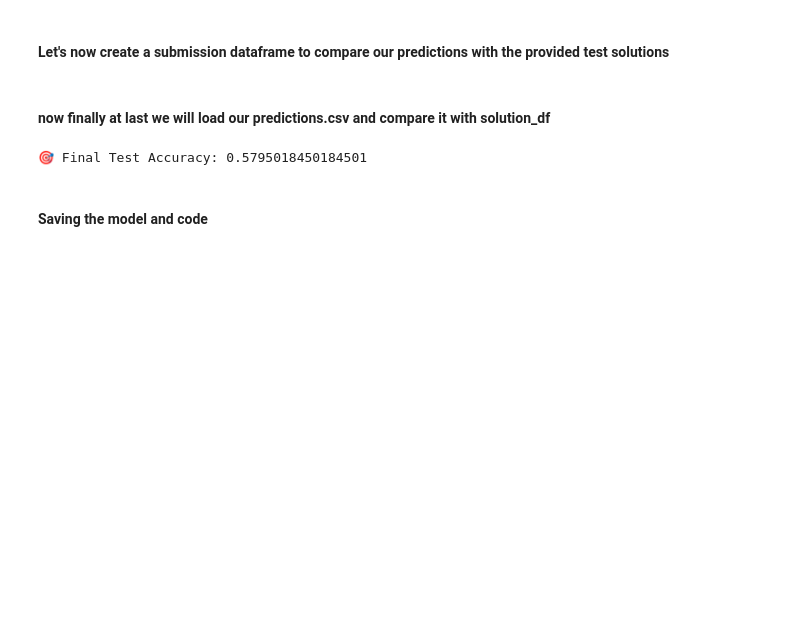
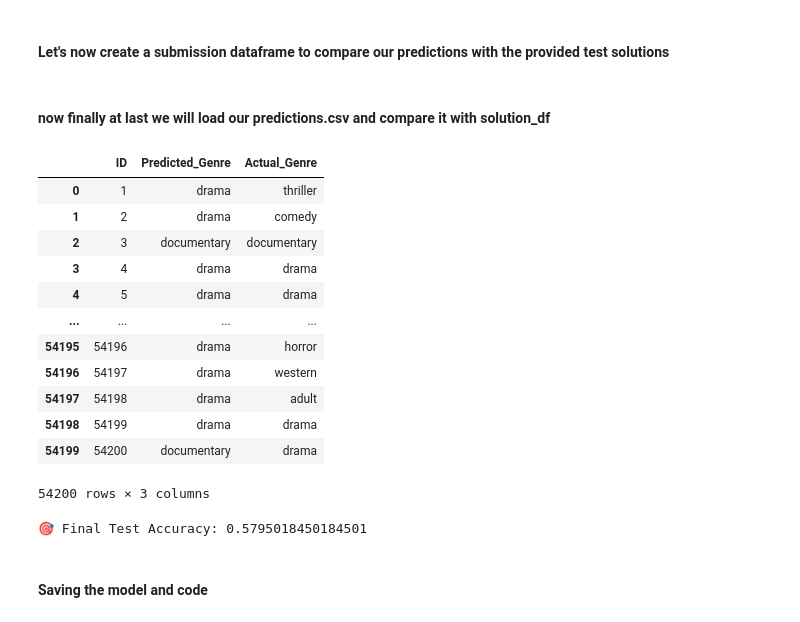
Before and after one commit to Sahillodhi29/CODSOFT, a Jupyter notebook: Task 1 - Movie Genre Classification/main.ipynb, the cells around one changed output. Saved outputs shown, nothing was run; the diff lists cells and outputs as text; code cells hidden in the pictures; blank space fills up the shorter version.

```diff
--- a/Task 1 - Movie Genre Classification/main.ipynb
+++ b/Task 1 - Movie Genre Classification/main.ipynb
@@ -10,7 +10,7 @@ from tqdm import tqdm
 # %%
 # Read the training data file
 train_data = []
-with open("train_data.txt", encoding="utf-8") as file:
+with open("data/train_data.txt", encoding="utf-8") as file:
     for line in file:
         parts = line.strip().split(" ::: ")
         if len(parts) == 4:
@@ -30,7 +30,7 @@ train_df.head()
 ###  Load the test data
 # %%
 test_data = []
-with open("test_data.txt", encoding="utf-8") as file:
+with open("data/test_data.txt", encoding="utf-8") as file:
     for line in file:
         parts = line.strip().split(" ::: ")
         if len(parts) == 3:
@@ -224,6 +224,22 @@ merged_df.rename(columns={"Genre": "Actual_Genre"}, inplace=True)
 # Clean up genres
 merged_df["Predicted_Genre"] = merged_df["Predicted_Genre"].str.strip().str.lower()
 merged_df["Actual_Genre"] = merged_df["Actual_Genre"].str.strip().str.lower()
+# %%
+merged_df
+# %% [output]
+|  | ID | Predicted_Genre | Actual_Genre |
+| 0 | 1 | drama | thriller |
+| 1 | 2 | drama | comedy |
+| 2 | 3 | documentary | documentary |
+| 3 | 4 | drama | drama |
+| 4 | 5 | drama | drama |
+| ... | ... | ... | ... |
+| 54195 | 54196 | drama | horror |
+| 54196 | 54197 | drama | western |
+| 54197 | 54198 | drama | adult |
+| 54198 | 54199 | drama | drama |
+| 54199 | 54200 | documentary | drama |
+54200 rows × 3 columns
 # %%
 # Accuracy
 from sklearn.metrics import accuracy_score
```
Also changed, not shown: parts of 1 cell of this notebook, 1 other file.
